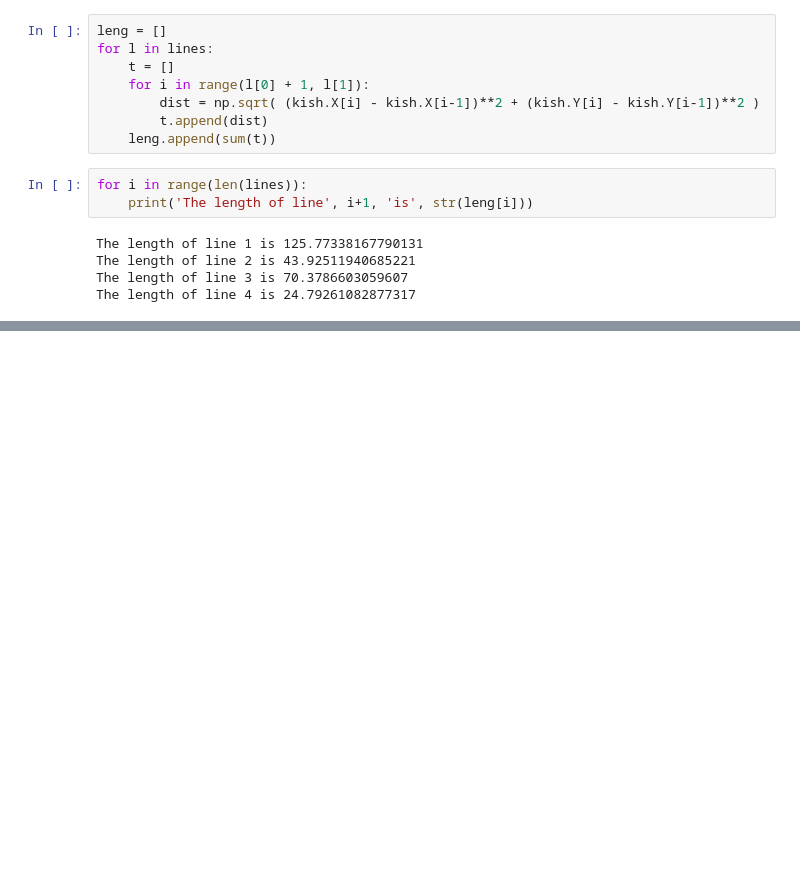
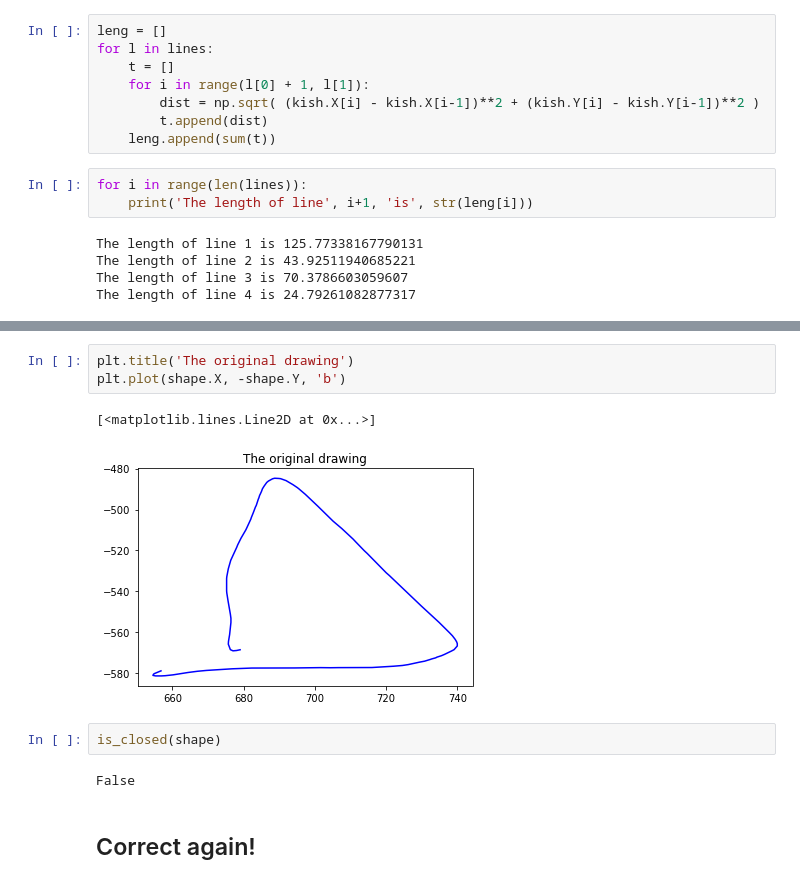
Before and after one commit to Matan-Shimon/Data-Visualization, a Jupyter notebook: Pandas Project.ipynb, the cells around one changed output, grey strips where cells are left out. Saved outputs shown, nothing was run; the diff lists cells and outputs as text; blank space fills up the shorter version.

```diff
--- a/Pandas Project.ipynb
+++ b/Pandas Project.ipynb
@@ -262,0 +281,12 @@ def is_closed(shape):
+# %%
+plt.title('The original drawing')
+plt.plot(shape.X, -shape.Y, 'b')
+# %% [output]
+[<matplotlib.lines.Line2D at 0x...>]
+[figure, added]
+# %%
+is_closed(shape)
+# %% [output]
+False
+# %% [markdown]
+## Correct again!
```
Also changed, not shown: parts of 32 cells of this notebook.
